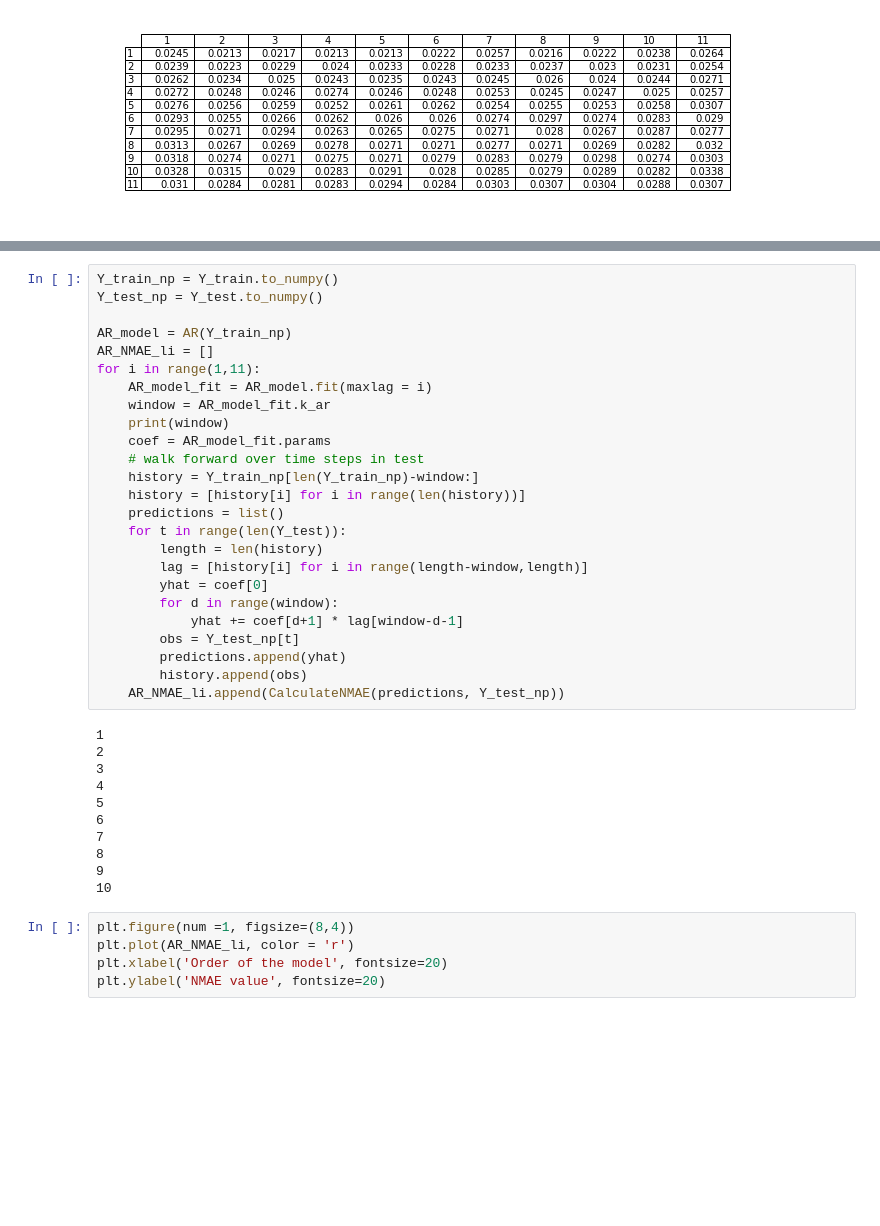
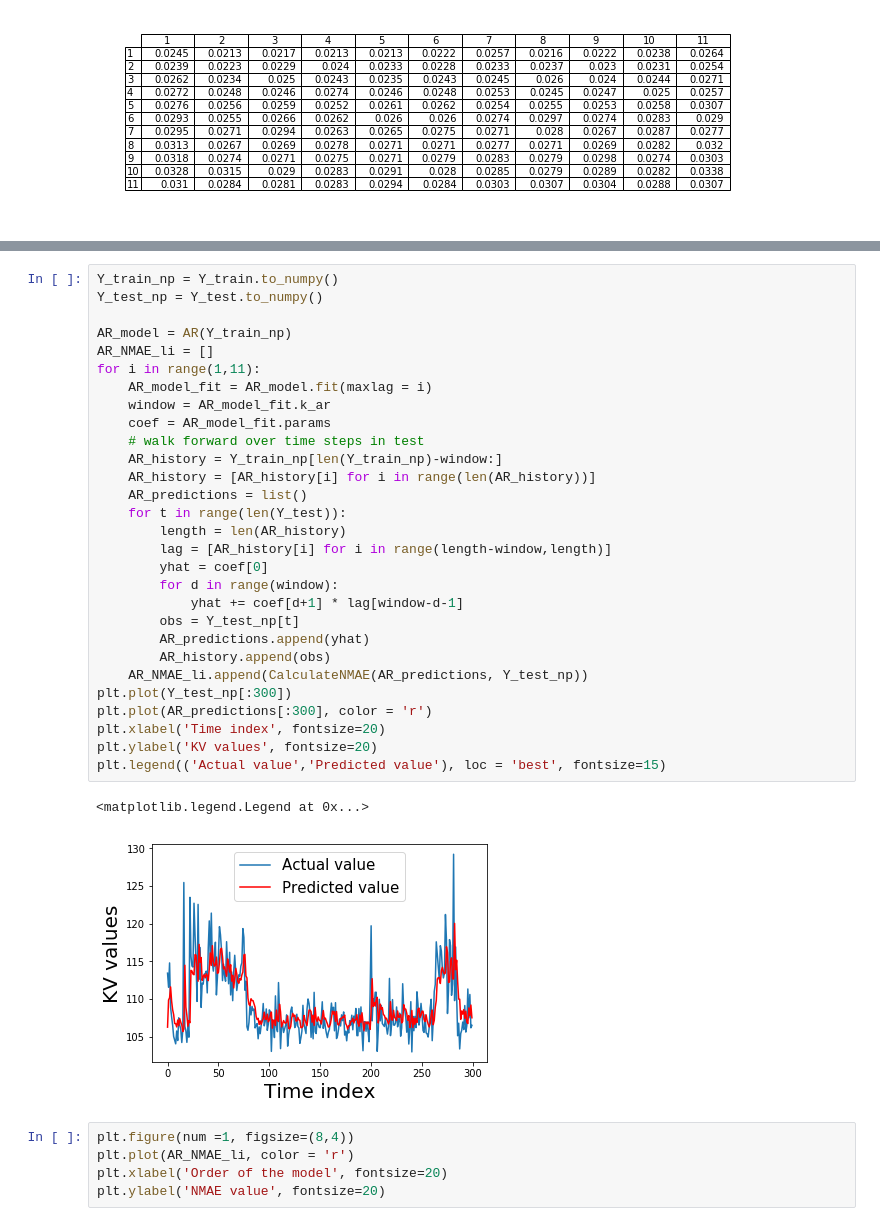
Before and after one commit to hichentang/EP2420, a Jupyter notebook: Proj2.ipynb, the cells around one changed output, grey strips where cells are left out. Cells and saved outputs as stored; diff of their text form; blank space fills up the shorter version.

```diff
--- a/Proj2.ipynb
+++ b/Proj2.ipynb
@@ -410,39 +438,35 @@ param = AR_model_fit.params
 # %%
 Y_train_np = Y_train.to_numpy()
 Y_test_np = Y_test.to_numpy()
 
 AR_model = AR(Y_train_np)
 AR_NMAE_li = []
 for i in range(1,11):
     AR_model_fit = AR_model.fit(maxlag = i)
     window = AR_model_fit.k_ar
-    print(window)
     coef = AR_model_fit.params
     # walk forward over time steps in test
-    history = Y_train_np[len(Y_train_np)-window:]
-    history = [history[i] for i in range(len(history))]
-    predictions = list()
+    AR_history = Y_train_np[len(Y_train_np)-window:]
+    AR_history = [AR_history[i] for i in range(len(AR_history))]
+    AR_predictions = list()
     for t in range(len(Y_test)):
-        length = len(history)
-        lag = [history[i] for i in range(length-window,length)]
+        length = len(AR_history)
+        lag = [AR_history[i] for i in range(length-window,length)]
         yhat = coef[0]
         for d in range(window):
             yhat += coef[d+1] * lag[window-d-1]
         obs = Y_test_np[t]
-        predictions.append(yhat)
-        history.append(obs)
-    AR_NMAE_li.append(CalculateNMAE(predictions, Y_test_np))
+        AR_predictions.append(yhat)
+        AR_history.append(obs)
+    AR_NMAE_li.append(CalculateNMAE(AR_predictions, Y_test_np))
+plt.plot(Y_test_np[:300])
+plt.plot(AR_predictions[:300], color = 'r')
+plt.xlabel('Time index', fontsize=20)
+plt.ylabel('KV values', fontsize=20)
+plt.legend(('Actual value','Predicted value'), loc = 'best', fontsize=15)
 # %% [output]
-1
-2
-3
-4
-5
-6
-7
-8
-9
-10
+<matplotlib.legend.Legend at 0x...>
+[figure, added]
 # %%
 plt.figure(num =1, figsize=(8,4))
 plt.plot(AR_NMAE_li, color = 'r')
```
Also changed, not shown: parts of 13 cells of this notebook.
